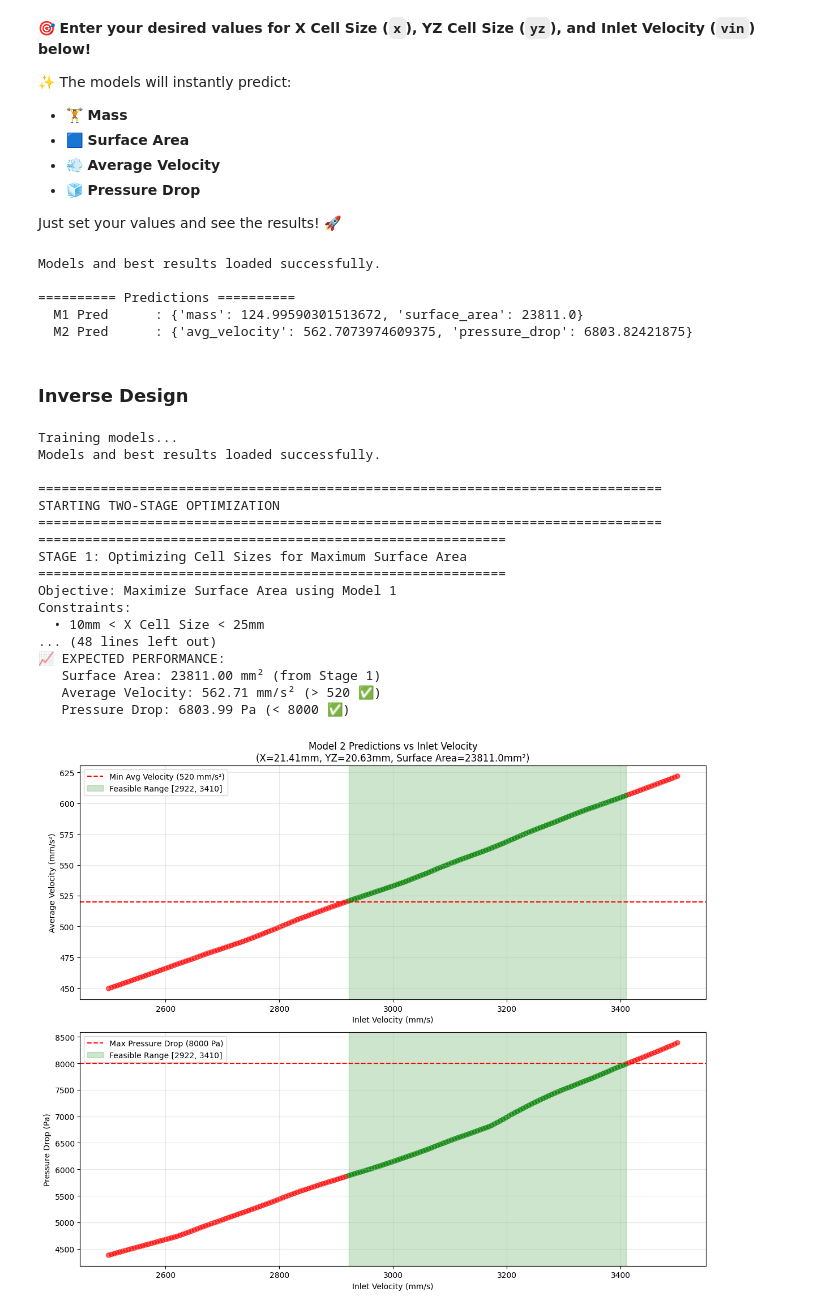
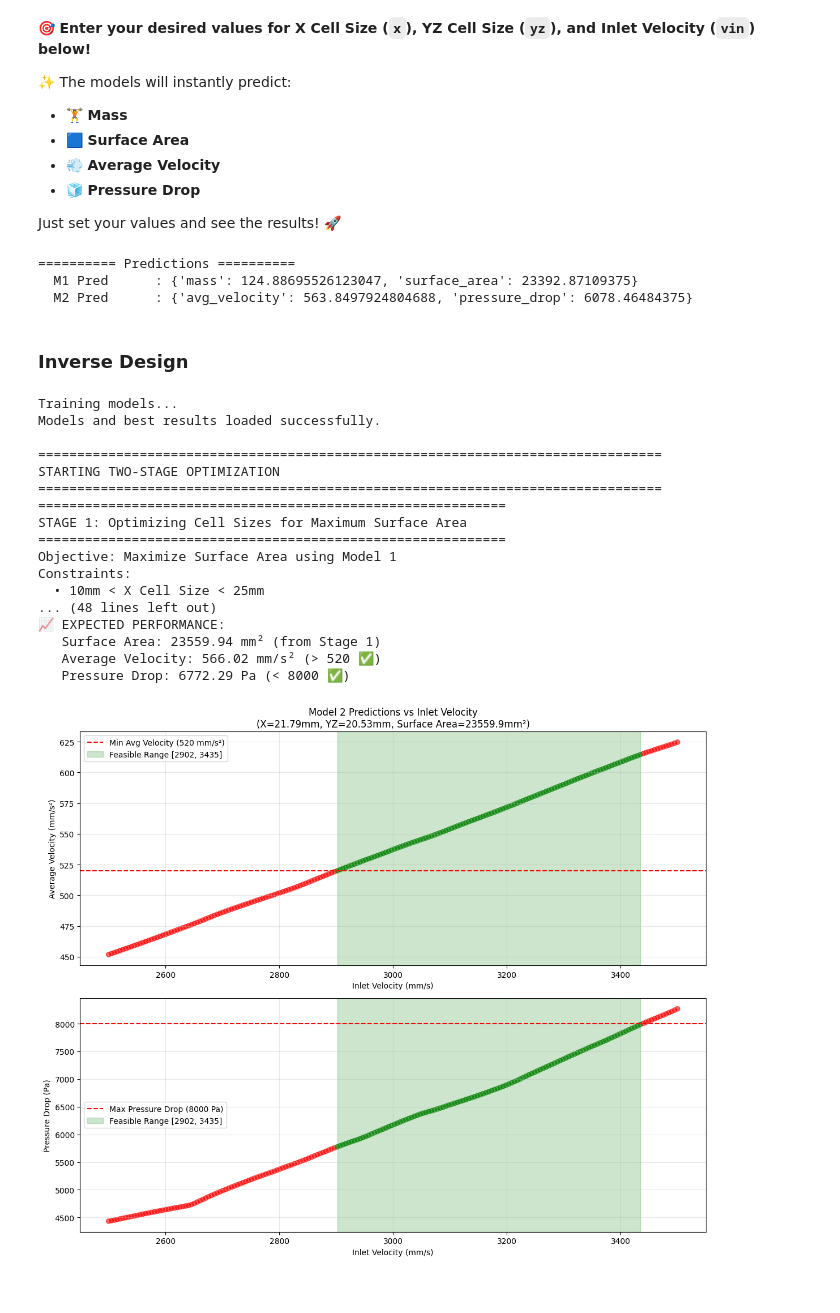
Before and after one commit to Toni0704/ntop, a Jupyter notebook: code.ipynb, the cells around one changed output. Drawn from its saved outputs; the diff is of its cells as text; code cells hidden in the pictures.

```diff
--- a/code.ipynb
+++ b/code.ipynb
@@ -150,7 +152,7 @@ class Model2Wrapper:
         area = df["Surface Area"].values.astype(float)
         X = np.column_stack([X_primary, mass, area])
         # Split train/val/test: 75/15/10
-        X_train, X_temp, y_train, y_temp = train_test_split(X, y_targets, test_size=0.01, random_state=42)
+        X_train, X_temp, y_train, y_temp = train_test_split(X, y_targets, test_size=0.1, random_state=42)
         X_val, X_test, y_val, y_test = train_test_split(X_temp, y_temp, test_size=0.40, random_state=42)
         self.x_scaler = StandardScaler().fit(X_train)
         self.y_scaler = StandardScaler().fit(y_train)
@@ -246,0 +263,8 @@ main()
+# %%
+import pickle
+
+# Save the models m1 and m2 into a pickle file
+with open("optimized_models/trained_models.pkl", "wb") as f:
+    pickle.dump({'model1': m1, 'model2': m2}, f)
+
+print("Models m1 and m2 have been saved to models_m1_m2.pkl")
@@ -257,34 +307,12 @@ main()
 
 Just set your values and see the results! 🚀
 # %%
-import pickle
-import os
-
-models_file = os.path.join("optimized_models", "trained_models.pkl")
-
-# Check if the file exists before attempting to load it
-if os.path.exists(models_file):
-    # Load the data dictionary from the pickle file
-    with open(models_file, 'rb') as f:
-        data = pickle.load(f)
-
-    # Extract the models and best result
-    m1 = data['model1']
-    m2 = data['model2']
-    best_result = data['best_result']
-    print("Models and best results loaded successfully.")
-
-else:
-    print(f"Error: The file '{models_file}' was not found.")
-    # Handle the error, e.g., by training the models instead
-    # m1, m2 = main()
-
 print("\n========== Predictions ==========")
 # Example input values for prediction
 # You can change these to test different scenarios
-x = 21.411656        # X Cell Size (mm)
-yz = 20.628295   # YZ Cell Size (mm)
-vin = 3168.3    # Velocity Inlet (mm/s)
+x = 15.5       # X Cell Size (mm)
+yz = 24.99   # YZ Cell Size (mm)
+vin = 2700    # Velocity Inlet (mm/s)
 
 
 
@@ -294,11 +322,9 @@ m2_pred = m2.predict(x, yz, vin)
 print("  M1 Pred      :", m1_pred)
 print("  M2 Pred      :", m2_pred)
 # %% [output]
-Models and best results loaded successfully.
-
 ========== Predictions ==========
-  M1 Pred      : {'mass': 124.99590301513672, 'surface_area': 23811.0}
-  M2 Pred      : {'avg_velocity': 562.7073974609375, 'pressure_drop': 6803.82421875}
+  M1 Pred      : {'mass': 124.88695526123047, 'surface_area': 23392.87109375}
+  M2 Pred      : {'avg_velocity': 563.8497924804688, 'pressure_drop': 6078.46484375}
 # %% [markdown]
 ### Inverse Design
 # %%
@@ -606,7 +632,7 @@ def main_with_two_stage_optimization():
     # Define the file path
     models_file = os.path.join("optimized_models", "trained_models.pkl")
 
-    # Check if the file exists before attempting to load it
+    # # Check if the file exists before attempting to load it
     if os.path.exists(models_file):
         # Load the data dictionary from the pickle file
         with open(models_file, 'rb') as f:
@@ -615,41 +641,41 @@ def main_with_two_stage_optimization():
         # Extract the models and best result
         m1 = data['model1']
         m2 = data['model2']
-        best_result = data['best_result']
+        # best_result = data['best_result']
         print("Models and best results loaded successfully.")
 
     else:
         print(f"Error: The file '{models_file}' was not found.")
         # Handle the error, e.g., by training the models instead
-        # m1, m2 = main()
+        m1, m2 = main()
 
     # Run two-stage optimization
     print("\n" + "="*80)
     print("STARTING TWO-STAGE OPTIMIZATION")
     print("="*80)
 
     optimization_results = run_two_stage_optimization(m1, m2, plot=True)
 
     return m1, m2, optimization_results
 
 # Run the two-stage optimization and store results
 m1, m2, opt_results = main_with_two_stage_optimization()
 # %% [output]
 Training models...
 Models and best results loaded successfully.
 
 ================================================================================
 STARTING TWO-STAGE OPTIMIZATION
 ================================================================================
 ============================================================
 STAGE 1: Optimizing Cell Sizes for Maximum Surface Area
 ============================================================
 Objective: Maximize Surface Area using Model 1
 Constraints:
   • 10mm < X Cell Size < 25mm
 ... (48 lines left out)
 📈 EXPECTED PERFORMANCE:
-   Surface Area: 23811.00 mm² (from Stage 1)
-   Average Velocity: 562.71 mm/s² (> 520 ✅)
-   Pressure Drop: 6803.99 Pa (< 8000 ✅)
+   Surface Area: 23559.94 mm² (from Stage 1)
+   Average Velocity: 566.02 mm/s² (> 520 ✅)
+   Pressure Drop: 6772.29 Pa (< 8000 ✅)
-[figure, old version]
+[figure, new version]
```
Also changed, not shown: parts of 7 cells of this notebook, 2 other files.
